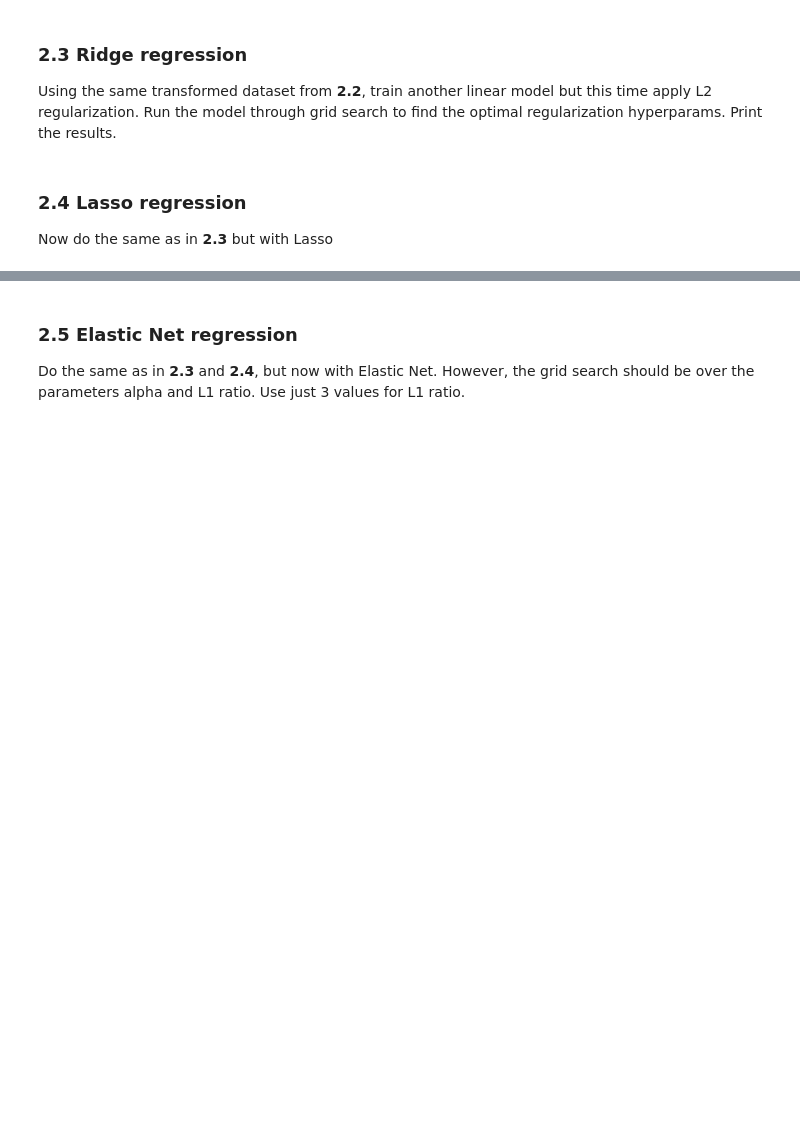
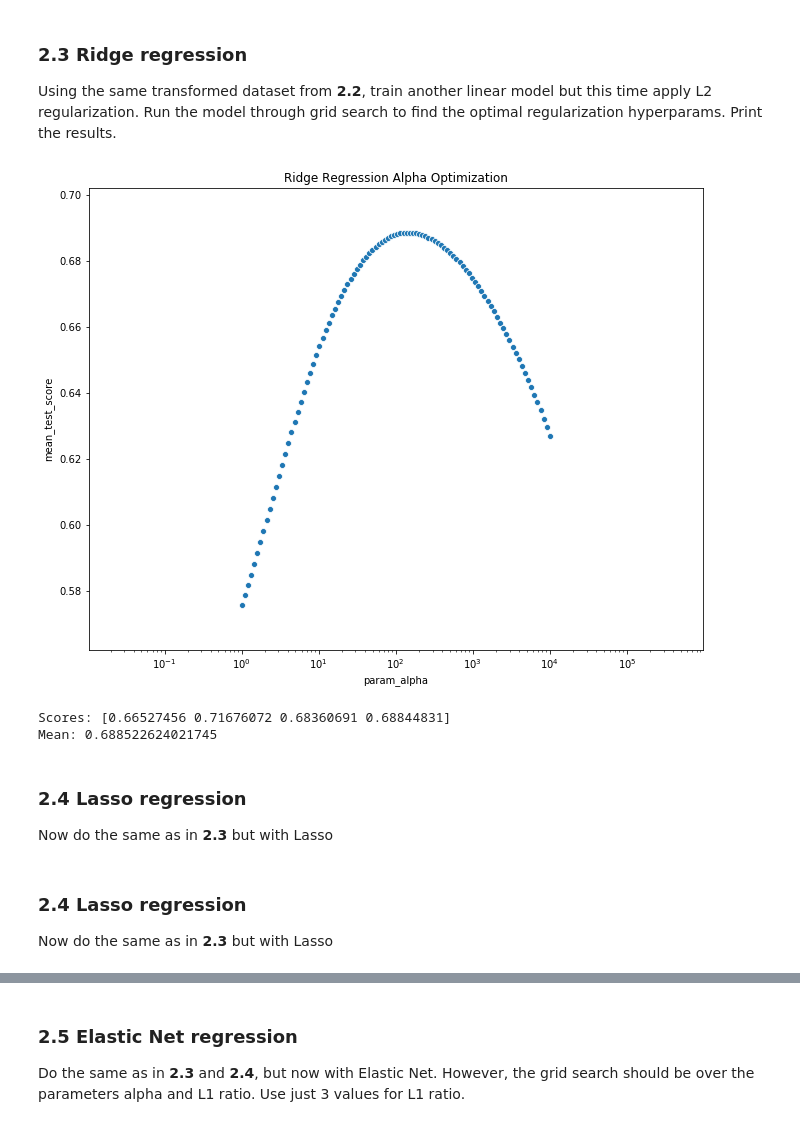
Before and after one commit to c0llins0/SCS-3253-Machine-Learning, a Jupyter notebook: W4_Collins_qq332706.ipynb, the cells around one changed output, grey strips where cells are left out. Drawn from its saved outputs; the diff is of its cells as text; code cells hidden in the pictures; blank space fills up the shorter version.

```diff
--- a/W4_Collins_qq332706.ipynb
+++ b/W4_Collins_qq332706.ipynb
@@ -94,3 +86,14 @@ target_col = 'median_house_value'
+# %%
+from sklearn.model_selection import train_test_split
+target_col = 'median_house_value'
+
+train_set,test_set = train_test_split(housing, train_size=0.7) #70% training, 30% testing
+
+x_train = train_set.drop(target_col, axis =1)
+y_train = train_set[target_col].copy()
+
+x_test = test_set.drop(target_col, axis =1)
+y_test = test_set[target_col].copy()
 # %% [markdown]
 ### 1.2 Polynomial transformations
 # %% [markdown]
@@ -103,0 +101,8 @@ from sklearn.preprocessing import PolynomialFeatures
+# %%
+from sklearn.preprocessing import PolynomialFeatures
+
+poly = PolynomialFeatures(2) #DEGREE 2
+
+x_train_poly = poly.fit_transform(x_train)
+x_test_poly = poly.fit_transform(x_test)
+x_test_poly.shape
@@ -123,3 +127,9 @@ from sklearn.preprocessing import StandardScaler
+# %%
+from sklearn.preprocessing import StandardScaler
+
+scaler = StandardScaler()
+x_train_poly_scaled = scaler.fit_transform(x_train_poly) #train the scaler using the training data
+x_test_poly_scaled = scaler.transform(x_test_poly)
 # %% [markdown]
 #### Comparing models
 
@@ -162,3 +174,31 @@ Using the same transformed dataset from **2.2**, train another linear model but
+# %%
+from sklearn.linear_model import Ridge
+import numpy as np
+from sklearn.model_selection import GridSearchCV
+
+ridge_regression = Ridge()
+alphas = np.logspace(0,4,base=10,num=100)
+parameters = {'alpha':alphas}
+ridge_cv = GridSearchCV(ridge_regression,parameters, cv=4, n_jobs=4, verbose=4)
+ridge_cv.fit(x_train_poly_scaled, y_train);
+# %%
+import matplotlib.pyplot as plt
+import seaborn
+ridge_scores = pd.DataFrame.from_dict(ridge_cv.cv_results_)
+f,ax = plt.subplots(figsize=(11,8.5))
+ax.set(xscale="log")
+splot=seaborn.scatterplot(x="param_alpha",y="mean_test_score",data=ridge_scores)
+ax.set(title="Ridge Regression Alpha Optimization");
+# %% [output]
+[figure, added]
+# %%
+ridge_regression_optimal = ridge_cv.best_estimator_
+score_ridge_regression = cross_val_score(ridge_regression_optimal,x_train_poly_scaled, y_train, cv=4)
+display_scores(score_ridge_regression)
+ridge_regression_optimal
+# %% [output]
+Scores: [0.66527456 0.71676072 0.68360691 0.68844831]
+Mean: 0.688522624021745
 # %% [markdown]
 ### 2.4 Lasso regression
 
@@ -170,0 +206,4 @@ Now do the same as in **2.3** but with Lasso
+# %% [markdown]
+### 2.4 Lasso regression
+
+Now do the same as in **2.3** but with Lasso
```
Also changed, not shown: parts of 26 cells of this notebook.
